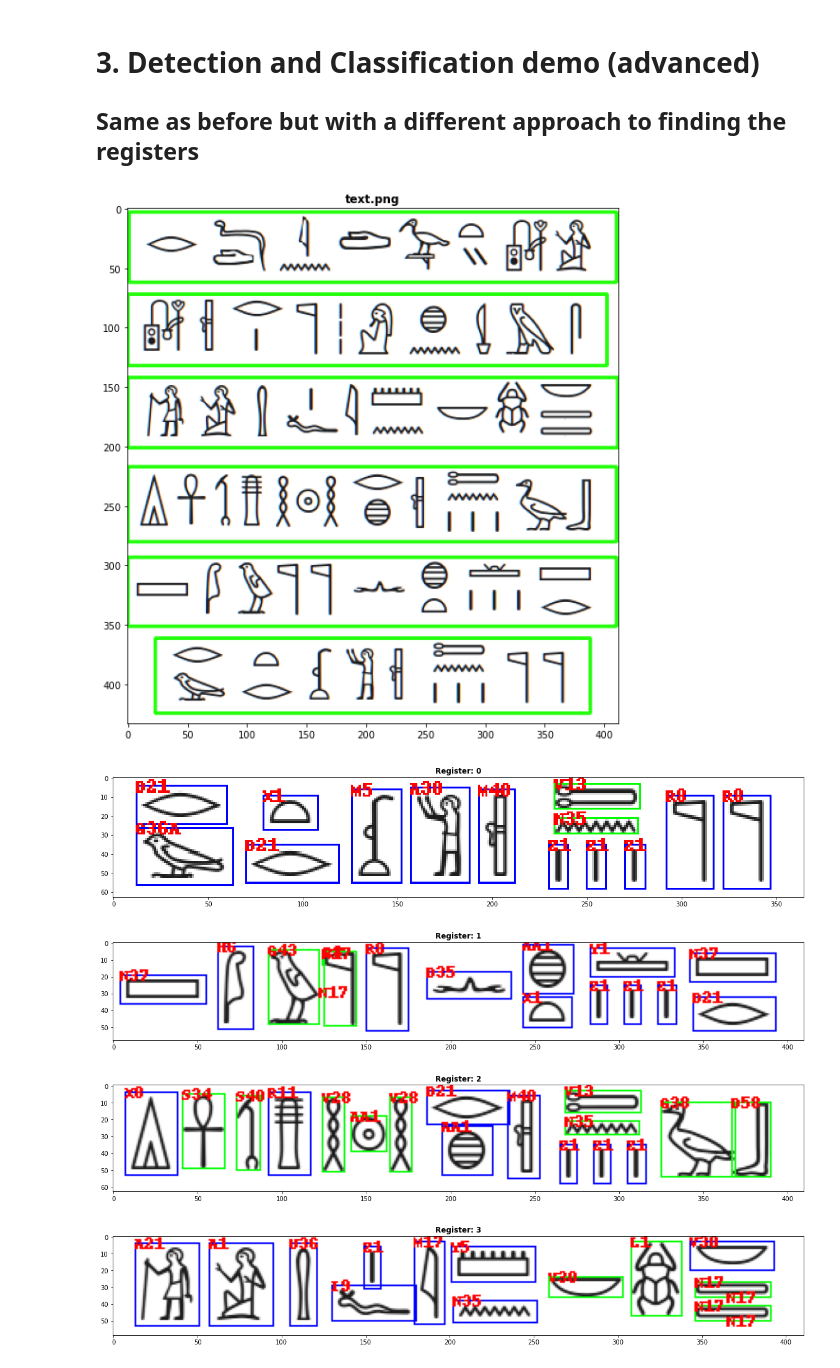
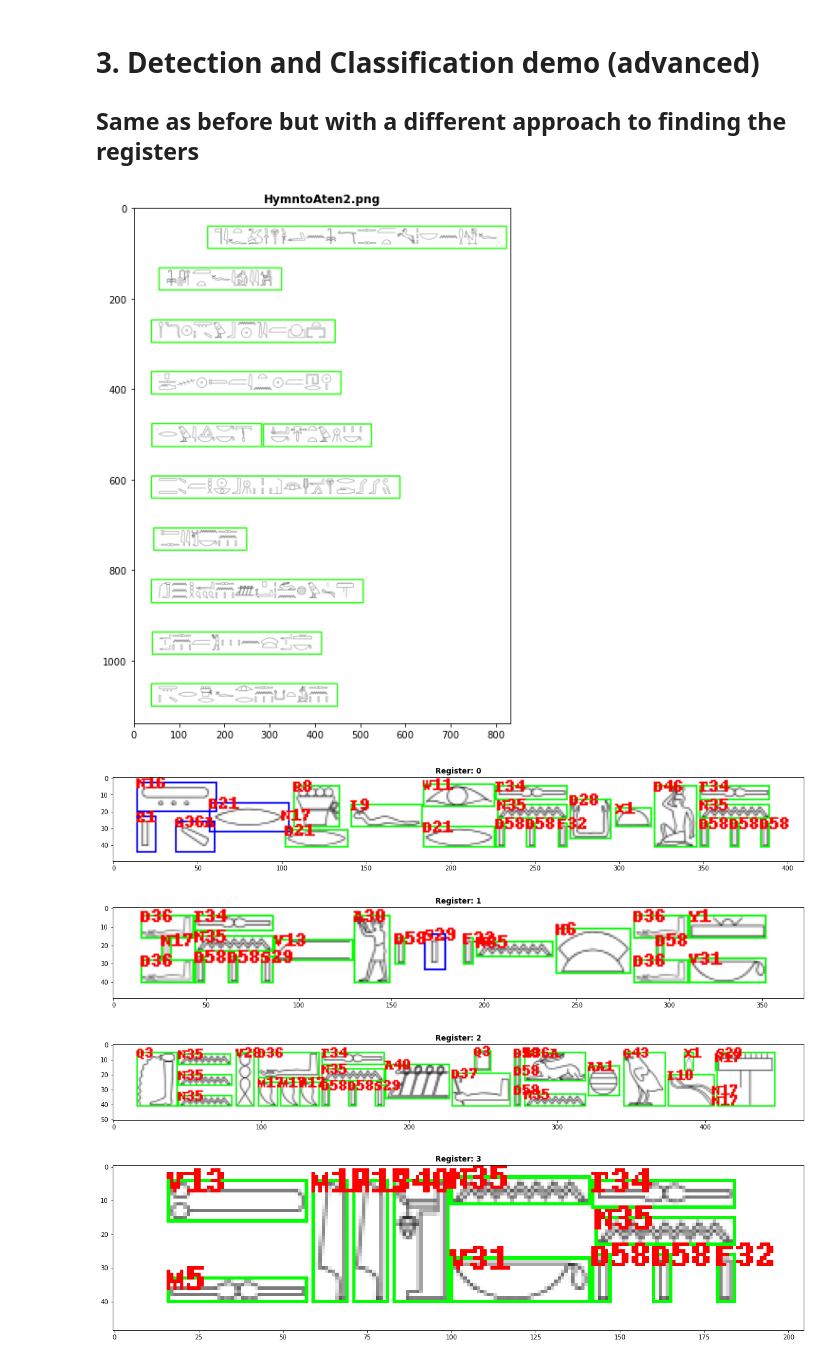
Before and after one commit to joaobi/ptah, a Jupyter notebook: demo/samples advanced.ipynb, the cells around one changed output. Saved outputs shown, nothing was run; the diff lists cells and outputs as text; code cells hidden in the pictures.

```diff
--- a/demo/samples advanced.ipynb
+++ b/demo/samples advanced.ipynb
@@ -313,7 +313,7 @@ def ocr_image_level_1(base_filename):
     return boundingBoxes1_sup
 # %%
 output =[]
-base_filename  = 'ataleofwonder_row2.png'#'row.png'
+base_filename  = 'ataleofwonder_row3.png'#'row.png'
 
 
 test_dir = 'test-images'
@@ -389,10 +389,7 @@ if show_detailed_results:
                 output_images.append(pil_image)
             idx += 1
 
-
-
     idx = 0
-
 
     fig,axs = plt.subplots(num_rows,4, dpi=600)
     fig.patch.set_visible(False)
@@ -523,7 +520,8 @@ number_rows:  12
 # %%
 # New attempt at detecting registers ("rows of hieroglyphs")
 base_filename  = 'A tale of wonder.png'
-base_filename  = 'text.png'
+# base_filename  = 'text.png'
+base_filename  = "HymntoAten2.png"
 
 base_image_pil = Image.open(os.path.join(data_dir,test_dir,base_filename))
 
@@ -571,35 +569,35 @@ for idx,c in enumerate(cnts):
     img_cropped = base_image_pil.crop((x,y,x+w,y+h))
 
     img_cropped.save(os.path.join(data_dir,test_dir,os.path.splitext(base_filename)[0]+'_crop_tmp.png'))
 
     output = ocr_image_level_1(os.path.join(data_dir,test_dir,os.path.splitext(base_filename)[0]+'_crop_tmp.png'))
 
     if show_bounding_boxes:
         out_filename = os.path.splitext(base_filename)[0]+'_crop_tmp_out.png'
     else:
         out_filename = os.path.splitext(base_filename)[0]+'_crop_tmp.png'
 
     out_image = Image.open(os.path.join(data_dir,test_dir,out_filename))
 
     print_output(output,out_image)
 
     plt.figure(figsize=(20,10))
     plt.title('Register: '+str(idx),fontweight ="bold")
     plt.imshow(out_image, cmap='binary')
     plt.show()
 
     # print(img_cropped)
     # print(output)
 
     # plt.figure(figsize=(20,10))
     # plt.title('Register: '+str(idx),fontweight ="bold")
     # plt.imshow(out_image, cmap='binary')
     # plt.show()
 
     # break
 # %% [output]
-[figure, old version]
+[figure, new version]
-[figure, old version]
+[figure, new version]
-[figure, old version]
+[figure, new version]
-[figure, old version]
+[figure, new version]
-[figure, old version]
+[figure, new version]
```
Also changed, not shown: parts of 3 cells of this notebook, 2 other files.
